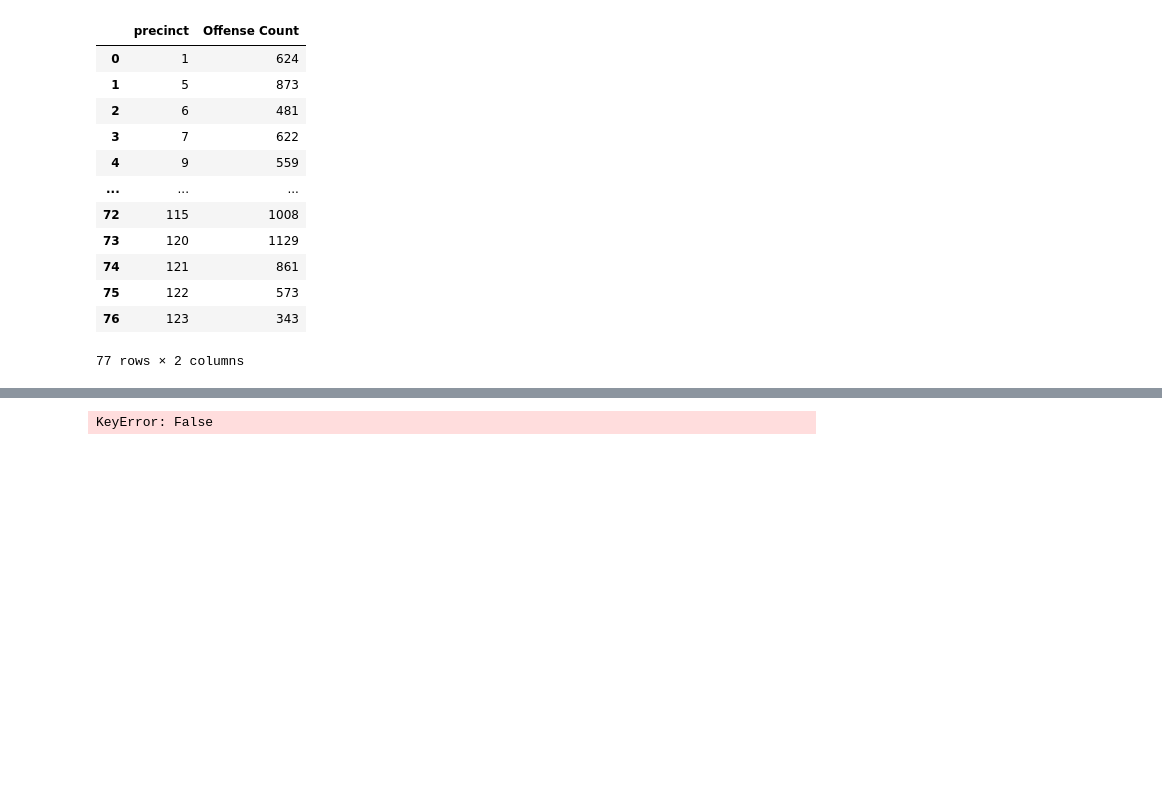
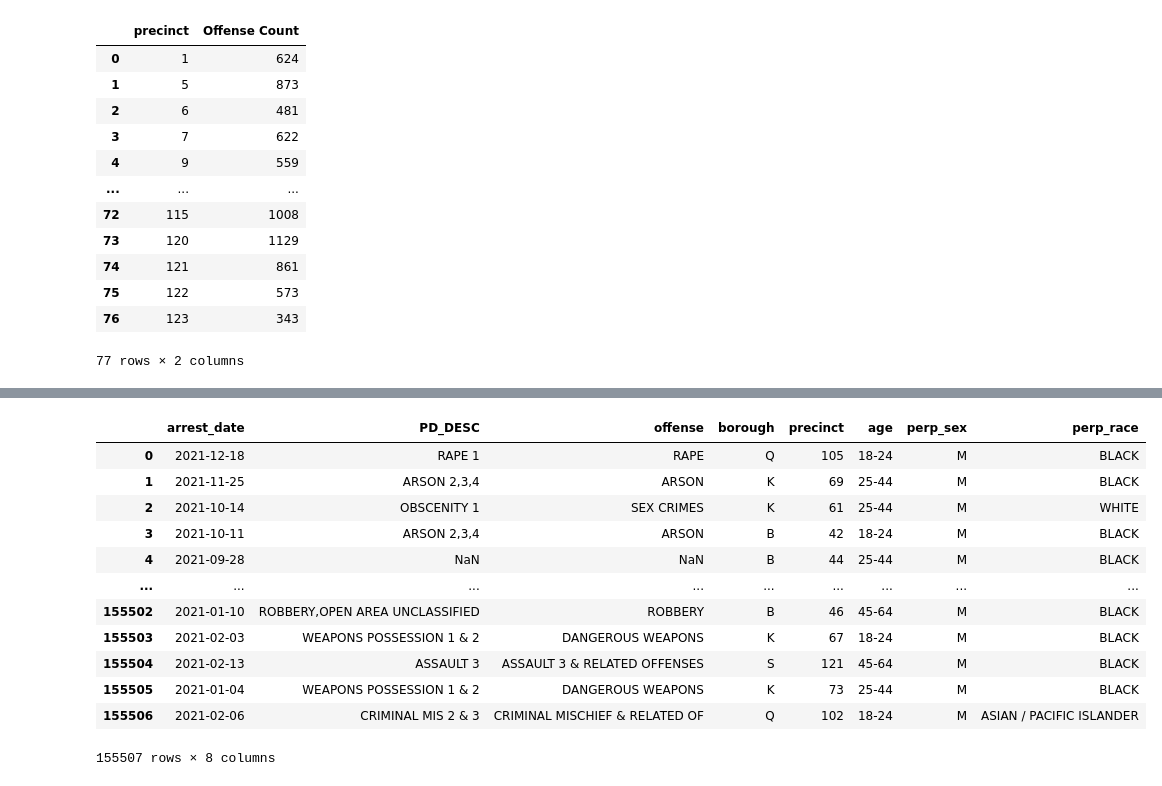
Before and after one commit to briannamonsanto/pitch2, a Jupyter notebook: pitch 2 workbook.ipynb, the cells around one changed output, grey strips where cells are left out. Saved outputs shown, nothing was run; the diff lists cells and outputs as text; code cells hidden in the pictures; blank space fills up the shorter version.

Commit message:
drug calcs

```diff
--- a/pitch 2 workbook.ipynb
+++ b/pitch 2 workbook.ipynb
@@ -436,6 +436,18 @@ first_half.sample(5)
 # %%
 ##Let's look at drug arrests specifically. I will create a filter for only drug arrests.
 # %%
-df_drugs= df_tidy["offense" == "DANGEROUS DRUGS"]
+df_tidy
 # %% [output]
+|  | arrest_date | PD_DESC | offense | borough | precinct | age | perp_sex | perp_race |
+| 0 | 2021-12-18 | RAPE 1 | RAPE | Q | 105 | 18-24 | M | BLACK |
+| 1 | 2021-11-25 | ARSON 2,3,4 | ARSON | K | 69 | 25-44 | M | BLACK |
+| 2 | 2021-10-14 | OBSCENITY 1 | SEX CRIMES | K | 61 | 25-44 | M | WHITE |
+| 3 | 2021-10-11 | ARSON 2,3,4 | ARSON | B | 42 | 18-24 | M | BLACK |
+| 4 | 2021-09-28 | NaN | NaN | B | 44 | 25-44 | M | BLACK |
+| ... | ... | ... | ... | ... | ... | ... | ... | ... |
+| 155502 | 2021-01-10 | ROBBERY,OPEN AREA UNCLASSIFIED | ROBBERY | B | 46 | 45-64 | M | BLACK |
+| 155503 | 2021-02-03 | WEAPONS POSSESSION 1 & 2 | DANGEROUS WEAPONS | K | 67 | 18-24 | M | BLACK |
+| 155504 | 2021-02-13 | ASSAULT 3 | ASSAULT 3 & RELATED OFFENSES | S | 121 | 45-64 | M | BLACK |
+| 155505 | 2021-01-04 | WEAPONS POSSESSION 1 & 2 | DANGEROUS WEAPONS | K | 73 | 25-44 | M | BLACK |
+| 155506 | 2021-02-06 | CRIMINAL MIS 2 & 3 | CRIMINAL MISCHIEF & RELATED OF | Q | 102 | 18-24 | M | ASIAN / PACIFIC ISLANDER |
-KeyError: False
+155507 rows × 8 columns
```
Also changed, not shown: parts of 10 cells of this notebook.
